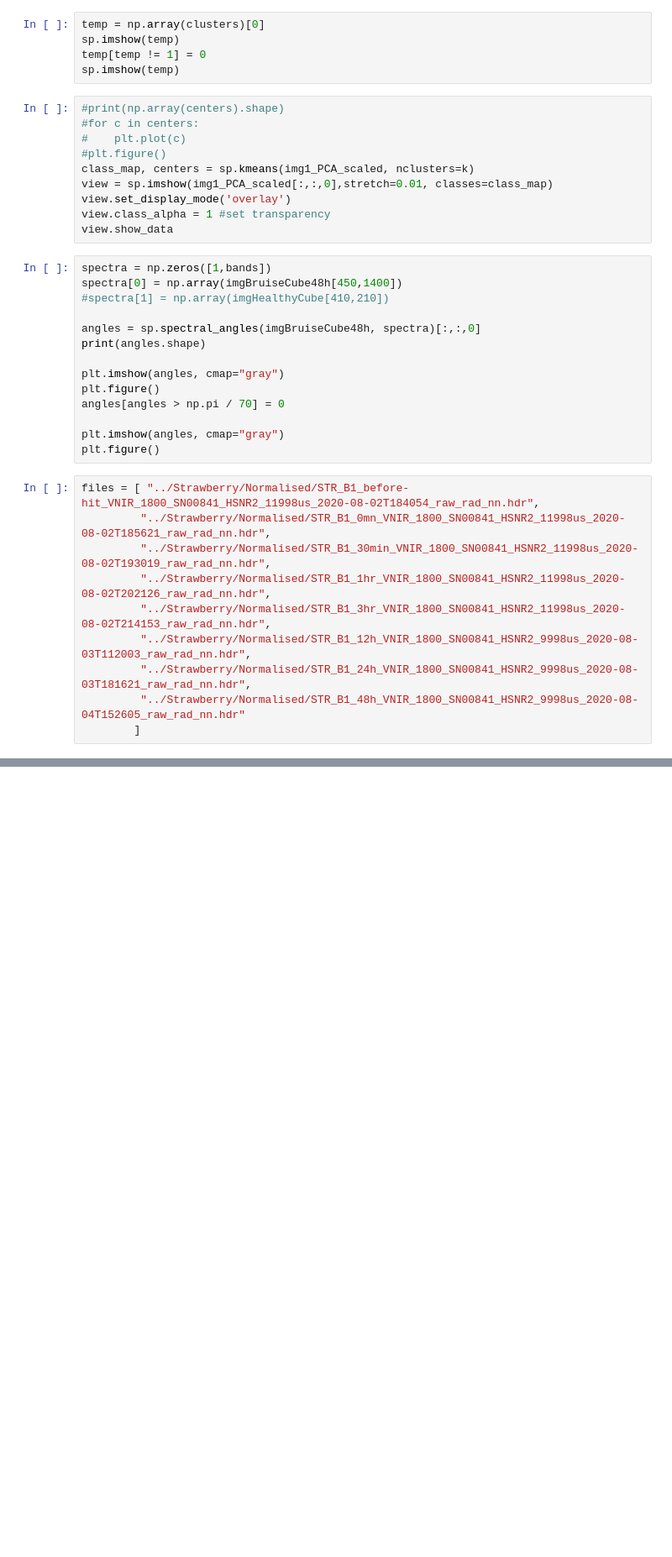
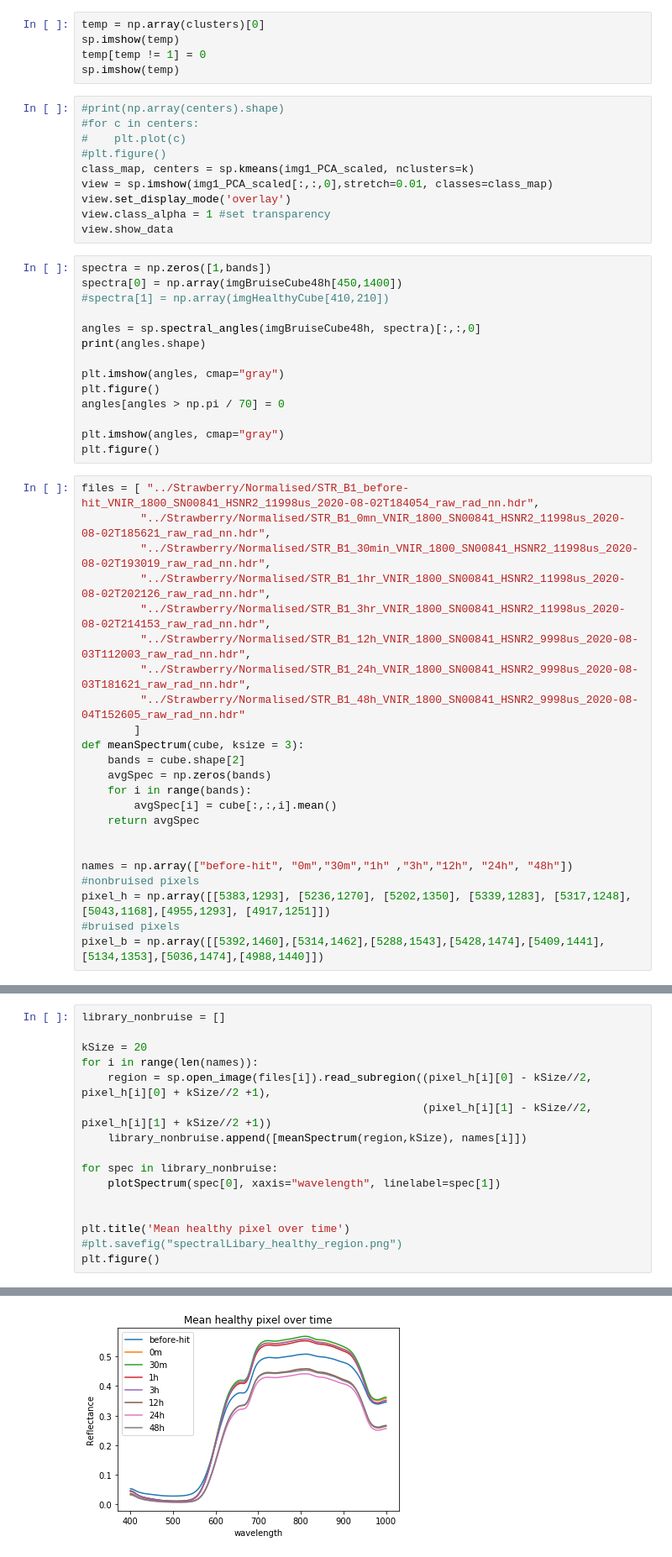
Before and after one commit to Kohmann/potato-classification, a Jupyter notebook: strawberry.ipynb, the cells around one changed output, grey strips where cells are left out. Shown at 84% size. Saved outputs shown, nothing was run; the diff lists cells and outputs as text; blank space fills up the shorter version.

Commit message:
added mean spectrum for spectral library

```diff
--- a/strawberry.ipynb
+++ b/strawberry.ipynb
@@ -110,3 +110,16 @@ files = [ "../Strawberry/Normalised/STR_B1_before-hit_VNIR_1800_SN00841_HSNR2_11
          "../Strawberry/Normalised/STR_B1_24h_VNIR_1800_SN00841_HSNR2_9998us_2020-08-03T181621_raw_rad_nn.hdr",
          "../Strawberry/Normalised/STR_B1_48h_VNIR_1800_SN00841_HSNR2_9998us_2020-08-04T152605_raw_rad_nn.hdr"
         ]
+def meanSpectrum(cube, ksize = 3):
+    bands = cube.shape[2]
+    avgSpec = np.zeros(bands)
+    for i in range(bands):
+        avgSpec[i] = cube[:,:,i].mean()
+    return avgSpec
+
+
+names = np.array(["before-hit", "0m","30m","1h" ,"3h","12h", "24h", "48h"])
+#nonbruised pixels
+pixel_h = np.array([[5383,1293], [5236,1270], [5202,1350], [5339,1283], [5317,1248],[5043,1168],[4955,1293], [4917,1251]])
+#bruised pixels
+pixel_b = np.array([[5392,1460],[5314,1462],[5288,1543],[5428,1474],[5409,1441],[5134,1353],[5036,1474],[4988,1440]])
@@ -151,0 +126,17 @@ plt.figure()
+# %%
+library_nonbruise = []
+
+kSize = 20
+for i in range(len(names)):
+    region = sp.open_image(files[i]).read_subregion((pixel_h[i][0] - kSize//2, pixel_h[i][0] + kSize//2 +1),
+                                                    (pixel_h[i][1] - kSize//2, pixel_h[i][1] + kSize//2 +1))
+    library_nonbruise.append([meanSpectrum(region,kSize), names[i]])
+
+for spec in library_nonbruise:
+    plotSpectrum(spec[0], xaxis="wavelength", linelabel=spec[1])
+
+
+plt.title('Mean healthy pixel over time')
+#plt.savefig("spectralLibary_healthy_region.png")
+plt.figure()
+# %% [output]
@@ -151,0 +144 @@ plt.figure()
+[figure, added]
```
Also changed, not shown: parts of 4 cells of this notebook.
